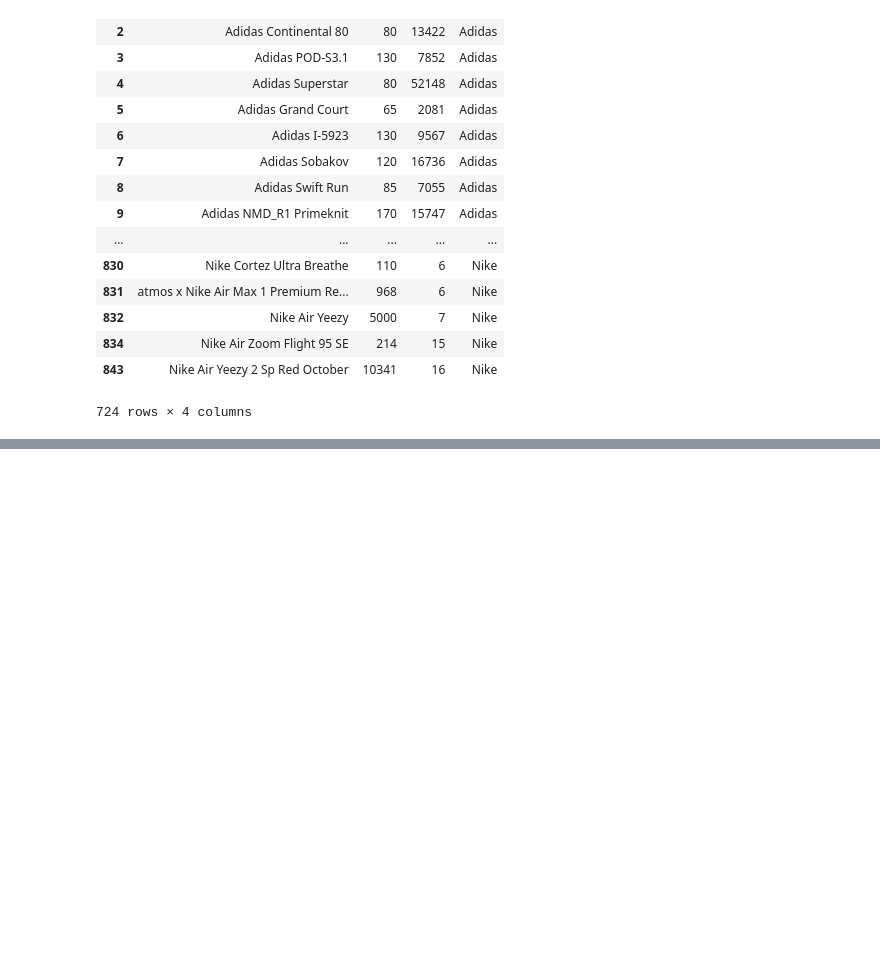
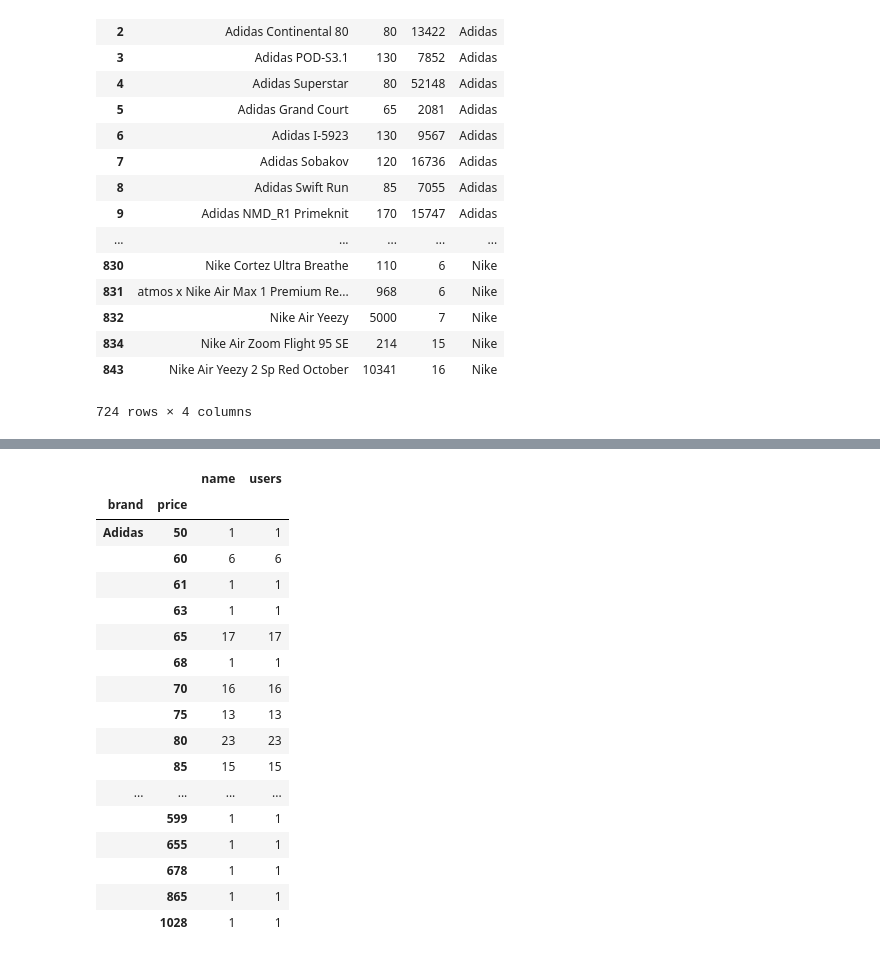
Before and after one commit to JonBebi/Adike, a Jupyter notebook: EDA.ipynb, the cells around one changed output, grey strips where cells are left out. Cells and saved outputs as stored; diff of their text form; code cells hidden in the pictures; blank space fills up the shorter version.

```diff
--- a/EDA.ipynb
+++ b/EDA.ipynb
@@ -558,0 +591,21 @@ df_sneakers_prices_users
+# %%
+adidas_price
+# %% [output]
+|  |  | name | users |
+| brand | price |  |  |
+| Adidas | 50 | 1 | 1 |
+|  | 60 | 6 | 6 |
+|  | 61 | 1 | 1 |
+|  | 63 | 1 | 1 |
+|  | 65 | 17 | 17 |
+|  | 68 | 1 | 1 |
+|  | 70 | 16 | 16 |
+|  | 75 | 13 | 13 |
+|  | 80 | 23 | 23 |
+|  | 85 | 15 | 15 |
+| ... | ... | ... | ... |
+|  | 599 | 1 | 1 |
+|  | 655 | 1 | 1 |
+|  | 678 | 1 | 1 |
+|  | 865 | 1 | 1 |
+|  | 1028 | 1 | 1 |
```
Also changed, not shown: parts of 17 cells of this notebook.
